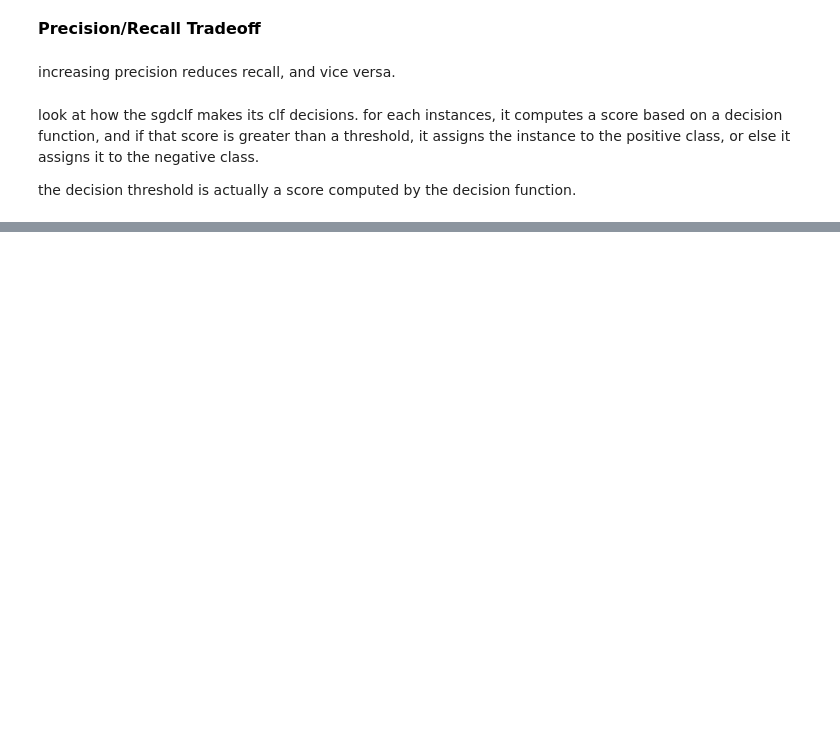
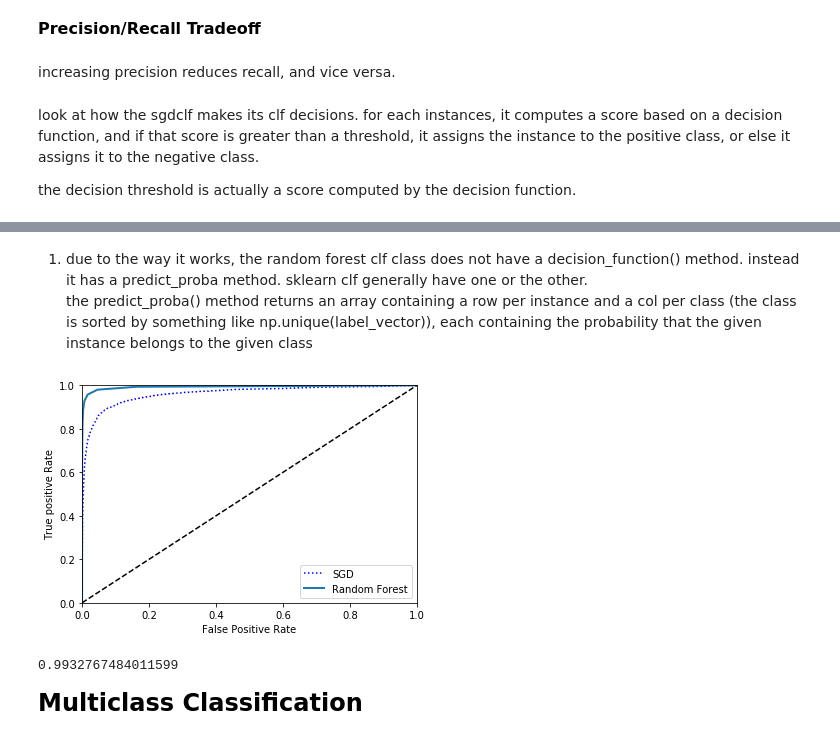
Before and after one commit to Chunngai/handson-ml, a Jupyter notebook: DigitsClassification.ipynb, the cells around one changed output, grey strips where cells are left out. Drawn from its saved outputs; the diff is of its cells as text; code cells hidden in the pictures; blank space fills up the shorter version.

```diff
--- a/DigitsClassification.ipynb
+++ b/DigitsClassification.ipynb
@@ -206,0 +324,29 @@ the decision threshold is actually a score computed by the decision function.
+# %%
+# train a random forest clf
+
+from sklearn.ensemble import RandomForestClassifier
+
+forest_clf = RandomForestClassifier(random_state=42)
+y_probas_forest = cross_val_predict(forest_clf, X_train, y_train_5, cv=3, method="predict_proba")
+# %% [markdown]
+1) due to the way it works, the random forest clf class does not have a decision_function() method. instead it has a predict_proba method. sklearn clf generally have one or the other.
+the predict_proba() method returns an array containing a row per instance and a col per class (the class is sorted by something like np.unique(label_vector)), each containing the probability that the given instance belongs to the given class
+# %%
+# use the positive class's prob as the score
+y_scores_forest = y_probas_forest[:, 1]
+fpr_forest, tpr_forest, thresholds_forest = roc_curve(y_train_5, y_scores_forest)
+# %%
+# plot the roc curve
+plt.plot(fpr, tpr, "b:", label="SGD")
+plot_roc_curve(fpr_forest, tpr_forest, "Random Forest")
+plt.legend(loc="lower right")
+plt.show()
+# %% [output]
+[figure, added]
+# %%
+# auc
+roc_auc_score(y_train_5, y_scores_forest)
+# %% [output]
+0.9932767484011599
+# %% [markdown]
+**<font color=#000000 size=5>Multiclass Classification</font>**
```
Also changed, not shown: parts of 46 cells of this notebook.
